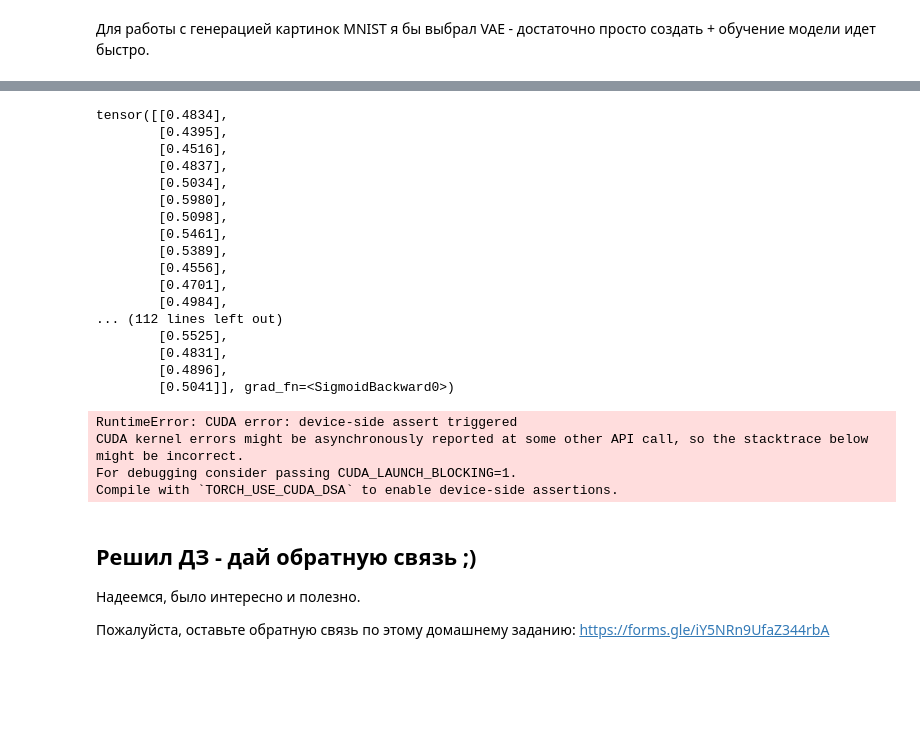
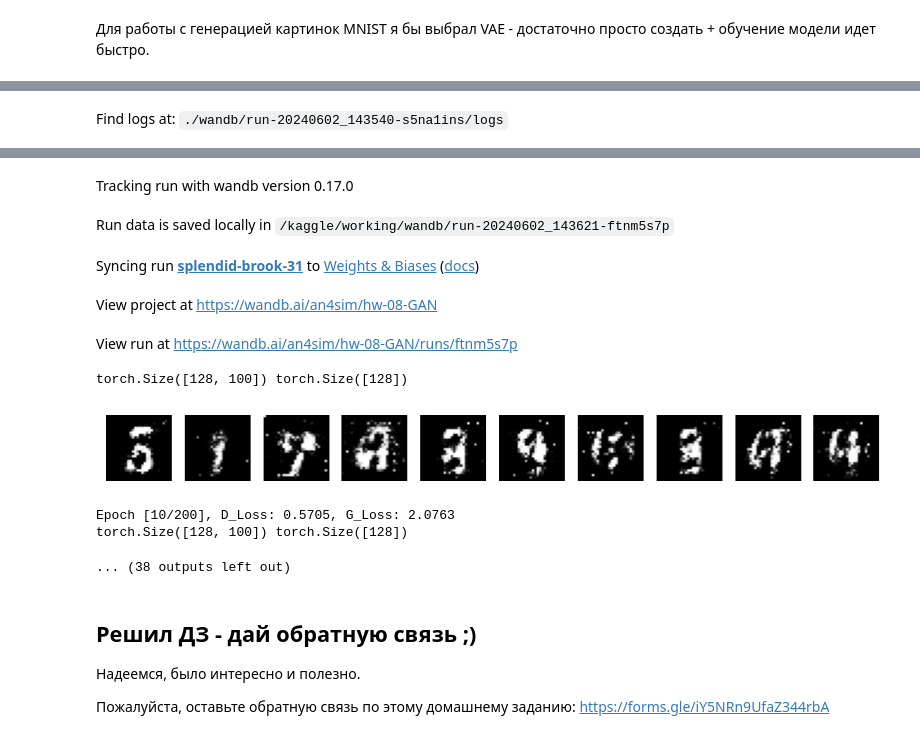
Before and after one commit to Ansi4Ansi/kaggle_repo, a Jupyter notebook: hw08/out/ml_b2c2024q2_simkin_HW08_final.ipynb, the cells around one changed output, grey strips where cells are left out. Cells and saved outputs as stored; diff of their text form; code cells hidden in the pictures; blank space fills up the shorter version.

Commit message:
Kaggle Notebook | HW08-GenerativeAI | Version 1

```diff
--- a/hw08/out/ml_b2c2024q2_simkin_HW08_final.ipynb
+++ b/hw08/out/ml_b2c2024q2_simkin_HW08_final.ipynb
@@ -494,7 +493,7 @@ class Generator(nn.Module):
     def __init__(self, input_dim:int=100, hidden_dim:int = 256, output_dim:int = 28 * 28, class_num:int = 10):
         super().__init__()
         self.class_num = class_num
-        self.label_emb = nn.Embedding(self.class_num, self.class_num, p_norm = 1)
+        #self.label_emb = nn.Embedding(self.class_num, self.class_num)
         self.main = nn.Sequential(
             nn.Linear(input_dim + self.class_num, hidden_dim),
             nn.LeakyReLU(0.2, inplace = True),
@@ -506,8 +505,9 @@ class Generator(nn.Module):
         )
 
     def forward(self, noise, y):
-        c = self.label_emb(y)
-        x = torch.cat([noise, c], 1)
+        #c = self.label_emb(y)
+        c = F.one_hot(y)
+        x = torch.cat([noise, c], dim = 1)
 
         return self.main(x).view(-1, 1, 28, 28)
 
@@ -516,7 +516,7 @@ class Discriminator(nn.Module):
     def __init__(self, input_dim:int=28 * 28, hidden_dim:int=512, class_num:int = 10):
         super().__init__()
         self.class_num = class_num
-        self.label_emb = nn.Embedding(self.class_num, self.class_num, p_norm = 1)
+        #self.label_emb = nn.Embedding(self.class_num, self.class_num)
         self.main = nn.Sequential(
             nn.Linear(input_dim + self.class_num, hidden_dim * 2),
             nn.LeakyReLU(0.2, inplace = True),  # LeakyReLU is common in GANs
@@ -530,7 +530,8 @@ class Discriminator(nn.Module):
         )
 
     def forward(self, image:torch.Tensor, y):
-        c = self.label_emb(y)
+        #c = self.label_emb(y)
+        c = F.one_hot(y)
         return self.main(torch.cat([image.view(-1, 28 * 28), c], dim = 1))  # Flatten input
 # %%
 wandb_config = {
@@ -543,32 +544,32 @@ wandb_config = {
     "batch_size": 512
     ,}
 
-#run_wandb = wandb.init(project="hw-08-GAN",
-#        notes="Dataset Name MINST" ,
-#        tags=["baseline", "GAN", "MINST"],
-#        config=wandb_config,
+run_wandb = wandb.init(project="hw-08-GAN",
+        notes="Dataset Name MINST" ,
+        tags=["baseline", "GAN", "MINST"],
+        config=wandb_config,
         #settings=wandb.Settings(start_method="fork"),
-#)
+)
 
-trainloader, valloader, testloader = get_dataloaders(input_transform = transforms.Compose([transforms.Normalize(mean=(0.5, ),std=(0.5,))]))
+trainloader, valloader, testloader = get_dataloaders(input_transform = transforms.Compose([transforms.Normalize(mean=(0.499, ),std=(0.499,))]))
 #trainloader, valloader, testloader = get_dataloaders()
 device = torch.device("cuda" if torch.cuda.is_available() else "cpu")
-device = "cpu"
+#device = "cpu"
 generator = Generator().to(device)
 discriminator = Discriminator().to(device)
 criterion = nn.BCELoss()
 class_num = 10
 
 # возможно стоит поиграть с гиперпараметрами
-optimizer_G = optim.Adam(generator.parameters(), lr=1e-3, betas=(0.5, 0.999))
-optimizer_D = optim.Adam(discriminator.parameters(), lr=5e-3, betas=(0.5, 0.999))
+#optimizer_G = optim.Adam(generator.parameters(), lr=1e-3, betas=(0.5, 0.999))
+#optimizer_D = optim.Adam(discriminator.parameters(), lr=5e-3, betas=(0.5, 0.999))
 
-#optimizer_G = optim.AdamW(generator.parameters(), lr=run_wandb.config["G_lr"], betas=run_wandb.config["betas"], weight_decay = run_wandb.config["G_weight_decay"])
-#optimizer_D = optim.AdamW(discriminator.parameters(), lr=run_wandb.config["D_lr"], betas=run_wandb.config["betas"], weight_decay = run_wandb.config["D_weight_decay"])
+optimizer_G = optim.AdamW(generator.parameters(), lr=run_wandb.config["G_lr"], betas=run_wandb.config["betas"], weight_decay = run_wandb.config["G_weight_decay"])
+optimizer_D = optim.AdamW(discriminator.parameters(), lr=run_wandb.config["D_lr"], betas=run_wandb.config["betas"], weight_decay = run_wandb.config["D_weight_decay"])
 
 
-#EPOCHS = run_wandb.config["epoch"]
-EPOCHS = 200
+EPOCHS = run_wandb.config["epoch"]
+#EPOCHS = 200
 for epoch in range(EPOCHS):
     for real_images, labels in trainloader:
 
@@ -584,11 +585,12 @@ for epoch in range(EPOCHS):
         fake_pass_labels = torch.randint(low=0, high = class_num, size = (batch_size,1)).squeeze(1).to(device)
 
         real_output = discriminator(real_images, labels)
-        print(real_output)
+        #print(real_output)
         d_loss_real = criterion(real_output, real_labels)
         d_loss_real.backward()
 
         noise = torch.randn(batch_size, 100).to(device)
+        #print(noise.shape, fake_pass_labels.shape)
         fake_images = generator(noise, fake_pass_labels)
         fake_output = discriminator(fake_images.detach(), fake_pass_labels)
         #print(fake_output.shape, fake_labels.shape)
@@ -606,12 +608,13 @@ for epoch in range(EPOCHS):
     run_wandb.log({"D_Loss": d_loss_real.item() + d_loss_fake.item(), "G_Loss": g_loss.item()})
     if (epoch + 1) % 10 == 0:
 
-        z = torch.randn(10, 100).to("cuda")
+        test_batch_size = 128
 
-        check_labels = torch.randint(low=0, high = class_num, size = (10,1)).squeeze(1).to("cuda")
+        z_images = torch.randn(test_batch_size , 100).to(device)
+        check_labels = torch.randint(low=0, high = class_num, size = (test_batch_size ,1)).squeeze(1).to(device)
 
         with torch.no_grad():
-            fake_images = generator(z, check_labels).detach().cpu()
+            fake_images = generator(z_images, check_labels).detach().cpu()
         plt.figure(figsize=(10, 2))
         for i in range(10):
             plt.subplot(1, 10, i + 1)
@@ -624,0 +632 @@ for epoch in range(EPOCHS):
+Find logs at: ./wandb/run-20240602_143540-s5na1ins/logs
@@ -625,24 +634,13 @@ for epoch in range(EPOCHS):
+Tracking run with wandb version 0.17.0
+Run data is saved locally in /kaggle/working/wandb/run-20240602_143621-ftnm5s7p
+Syncing run splendid-brook-31 to Weights & Biases (docs)
+View project at https://wandb.ai/an4sim/hw-08-GAN
+View run at https://wandb.ai/an4sim/hw-08-GAN/runs/ftnm5s7p
-tensor([[0.4834],
-        [0.4395],
-        [0.4516],
-        [0.4837],
-        [0.5034],
-        [0.5980],
-        [0.5098],
-        [0.5461],
-        [0.5389],
-        [0.4556],
-        [0.4701],
-        [0.4984],
-... (112 lines left out)
-        [0.5525],
-        [0.4831],
-        [0.4896],
-        [0.5041]], grad_fn=<SigmoidBackward0>)
+torch.Size([128, 100]) torch.Size([128])
+[figure, added]
-RuntimeError: CUDA error: device-side assert triggered
-CUDA kernel errors might be asynchronously reported at some other API call, so the stacktrace below might be incorrect.
-For debugging consider passing CUDA_LAUNCH_BLOCKING=1.
-Compile with `TORCH_USE_CUDA_DSA` to enable device-side assertions.
+Epoch [10/200], D_Loss: 0.5705, G_Loss: 2.0763
+torch.Size([128, 100]) torch.Size([128])
+... (38 outputs left out)
 # %% [markdown]
 ## Решил ДЗ - дай обратную связь ;)
 
```
Also changed, not shown: parts of 2 cells of this notebook.
